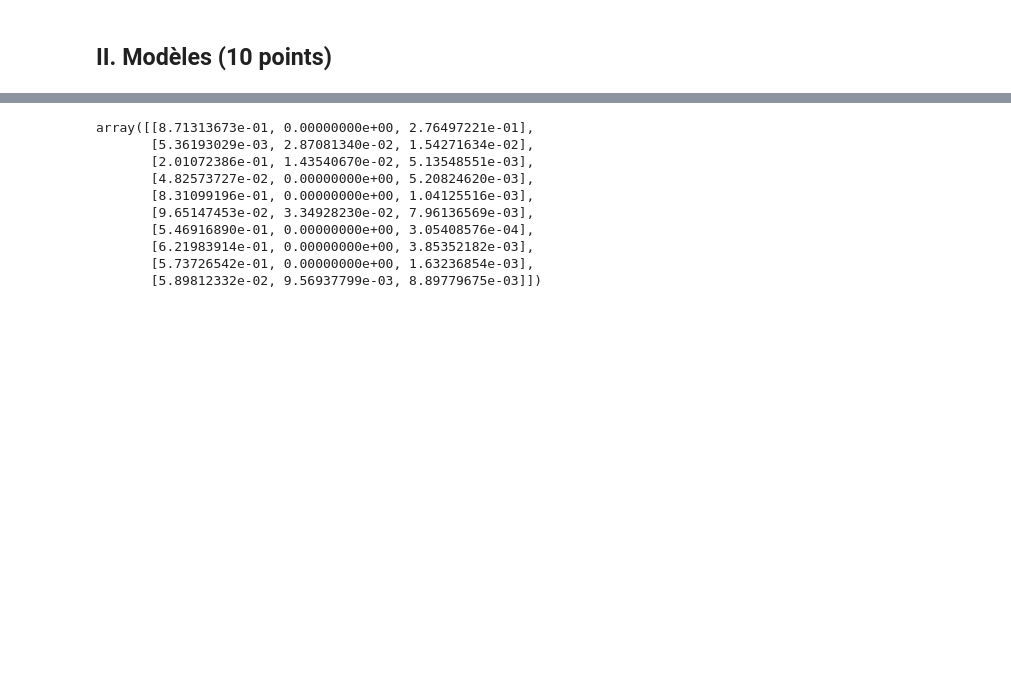
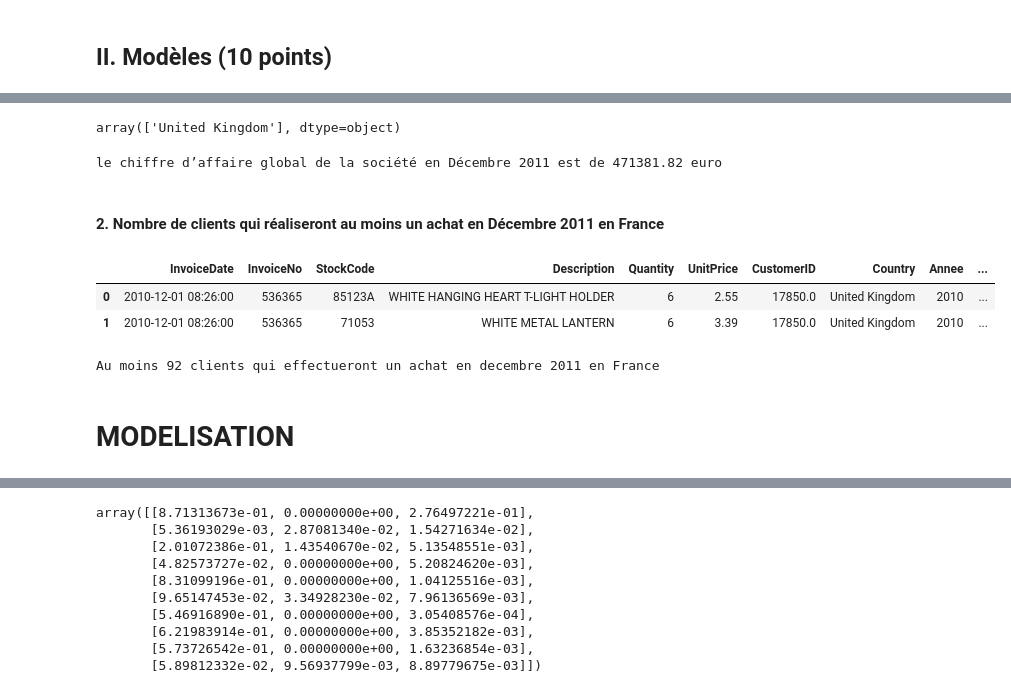
Before and after one commit to Michelle-Nkou/TP-2-MACHINE-LEARNING, a Jupyter notebook: NKOU_Therese_Michelle_TP2_BD5.ipynb, the cells around one changed output, grey strips where cells are left out. Saved outputs shown, nothing was run; the diff lists cells and outputs as text; code cells hidden in the pictures; blank space fills up the shorter version.

```diff
--- a/NKOU_Therese_Michelle_TP2_BD5.ipynb
+++ b/NKOU_Therese_Michelle_TP2_BD5.ipynb
@@ -975,0 +909,4 @@ rfm.head(10)
+# %%
+UK_british.Country.unique()
+# %% [output]
+array(['United Kingdom'], dtype=object)
@@ -975,0 +915,14 @@ rfm.head(10)
+# %%
+print("l'entreprise a réalisé un chiffre d'affaires total en décembre 2011 de :  {} euros".format(K))
+# %% [output]
+le chiffre d’affaire global de la société en Décembre 2011 est de 471381.82 euro
+# %% [markdown]
+#### 2. Nombre de clients qui réaliseront au moins un achat en Décembre 2011 en France
+# %%
+fr = data_new[data_new['Annee'] == 2011]
+fr = data_new[data_new['Mois'] == 12]
+fr.head(2)
+# %% [output]
+|  | InvoiceDate | InvoiceNo | StockCode | Description | Quantity | UnitPrice | CustomerID | Country | Annee | ... |
+| 0 | 2010-12-01 08:26:00 | 536365 | 85123A | WHITE HANGING HEART T-LIGHT HOLDER | 6 | 2.55 | 17850.0 | United Kingdom | 2010 | ... |
+| 1 | 2010-12-01 08:26:00 | 536365 | 71053 | WHITE METAL LANTERN | 6 | 3.39 | 17850.0 | United Kingdom | 2010 | ... |
@@ -975,0 +932,6 @@ rfm.head(10)
+# %%
+print("Au moins {} clients qui effectueront un achat en decembre 2011 en France".format(round(cl_achat_dec_france)))
+# %% [output]
+Au moins 92 clients qui effectueront un achat en decembre 2011 en France
+# %% [markdown]
+# MODELISATION
```
Also changed, not shown: parts of 54 cells of this notebook.
